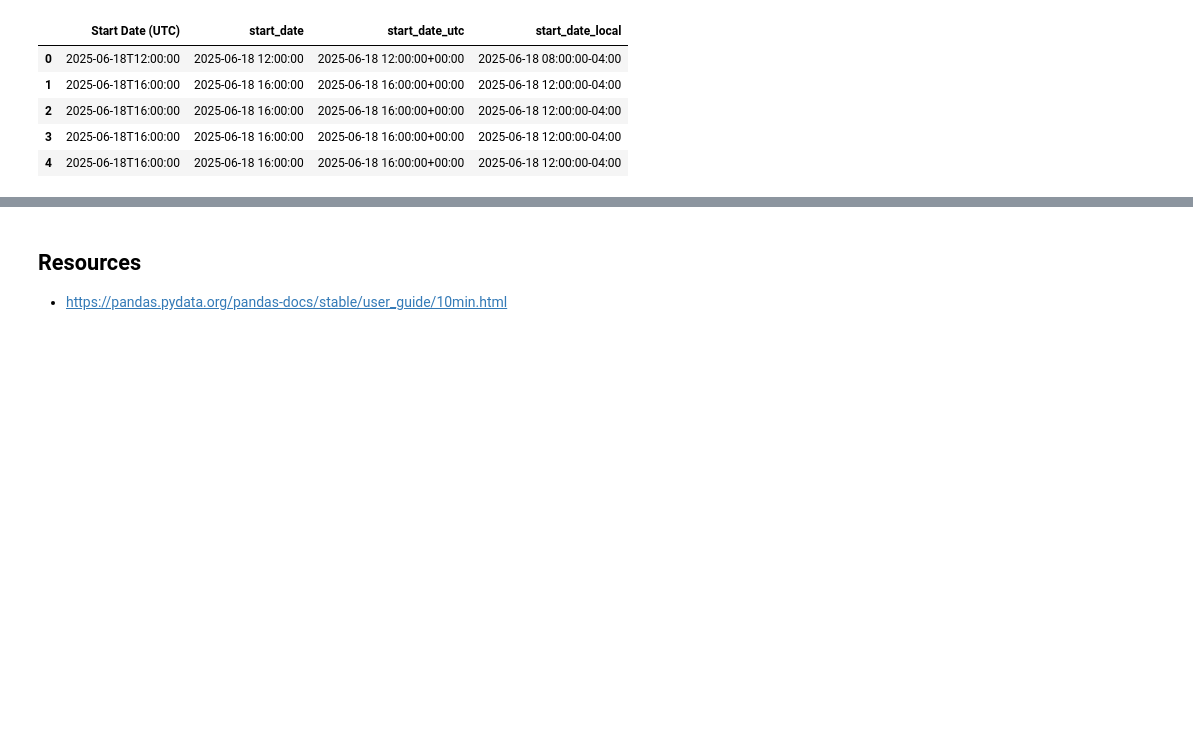
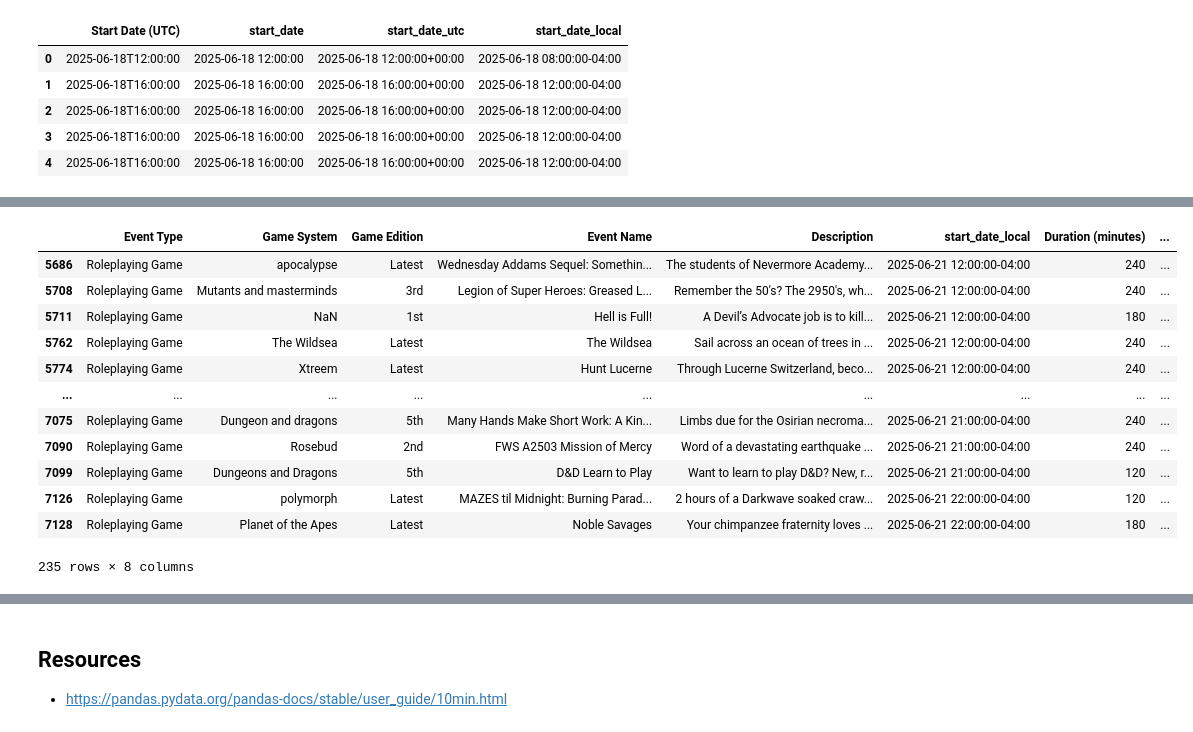
Before and after one commit to jocassid/Talk-PandasBasics, a Jupyter notebook: origins_schedule.ipynb, the cells around one changed output, grey strips where cells are left out. Drawn from its saved outputs; the diff is of its cells as text; code cells hidden in the pictures; blank space fills up the shorter version.

Commit message:
Added filters

```diff
--- a/origins_schedule.ipynb
+++ b/origins_schedule.ipynb
@@ -224,0 +225,34 @@ df[df['start_date_nyc'] > datetime(2025, 6, 22, tzinfo=nyc_timezone)]
+# %%
+date_mask = df['start_date_local'].between(
+    datetime(2025, 6, 21, 12, tzinfo=nyc_timezone),
+    datetime(2025, 6, 22, tzinfo=nyc_timezone)
+)
+
+filtered = df[
+    date_mask &
+    (df['Event Type'] == 'Roleplaying Game') &
+    (df['Mermbers Only'] == 0) &
+    (df['Player Experience'] == 'Beginner') &
+    (df['Rules Taught'] == 'Yes')
+]
+# %%
+results_fields = [
+    'Event Type', 'Game System', 'Game Edition',
+    'Event Name', 'Description', 'start_date_local',
+    'Duration (minutes)', 'Will characters be provided?',
+]
+filtered[results_fields]
+# %% [output]
+|  | Event Type | Game System | Game Edition | Event Name | Description | start_date_local | Duration (minutes) | ... |
+| 5686 | Roleplaying Game | apocalypse | Latest | Wednesday Addams Sequel: Somethin... | The students of Nevermore Academy... | 2025-06-21 12:00:00-04:00 | 240 | ... |
+| 5708 | Roleplaying Game | Mutants and masterminds | 3rd | Legion of Super Heroes: Greased L... | Remember the 50's? The 2950's, wh... | 2025-06-21 12:00:00-04:00 | 240 | ... |
+| 5711 | Roleplaying Game | NaN | 1st | Hell is Full! | A Devil’s Advocate job is to kill... | 2025-06-21 12:00:00-04:00 | 180 | ... |
+| 5762 | Roleplaying Game | The Wildsea | Latest | The Wildsea | Sail across an ocean of trees in ... | 2025-06-21 12:00:00-04:00 | 240 | ... |
+| 5774 | Roleplaying Game | Xtreem | Latest | Hunt Lucerne | Through Lucerne Switzerland, beco... | 2025-06-21 12:00:00-04:00 | 240 | ... |
+| ... | ... | ... | ... | ... | ... | ... | ... | ... |
+| 7075 | Roleplaying Game | Dungeon and dragons | 5th | Many Hands Make Short Work: A Kin... | Limbs due for the Osirian necroma... | 2025-06-21 21:00:00-04:00 | 240 | ... |
+| 7090 | Roleplaying Game | Rosebud | 2nd | FWS A2503 Mission of Mercy | Word of a devastating earthquake ... | 2025-06-21 21:00:00-04:00 | 240 | ... |
+| 7099 | Roleplaying Game | Dungeons and Dragons | 5th | D&D Learn to Play | Want to learn to play D&D? New, r... | 2025-06-21 21:00:00-04:00 | 120 | ... |
+| 7126 | Roleplaying Game | polymorph | Latest | MAZES til Midnight: Burning Parad... | 2 hours of a Darkwave soaked craw... | 2025-06-21 22:00:00-04:00 | 120 | ... |
+| 7128 | Roleplaying Game | Planet of the Apes | Latest | Noble Savages | Your chimpanzee fraternity loves ... | 2025-06-21 22:00:00-04:00 | 180 | ... |
+235 rows × 8 columns
```
Also changed, not shown: parts of 3 cells of this notebook, 1 other file.
